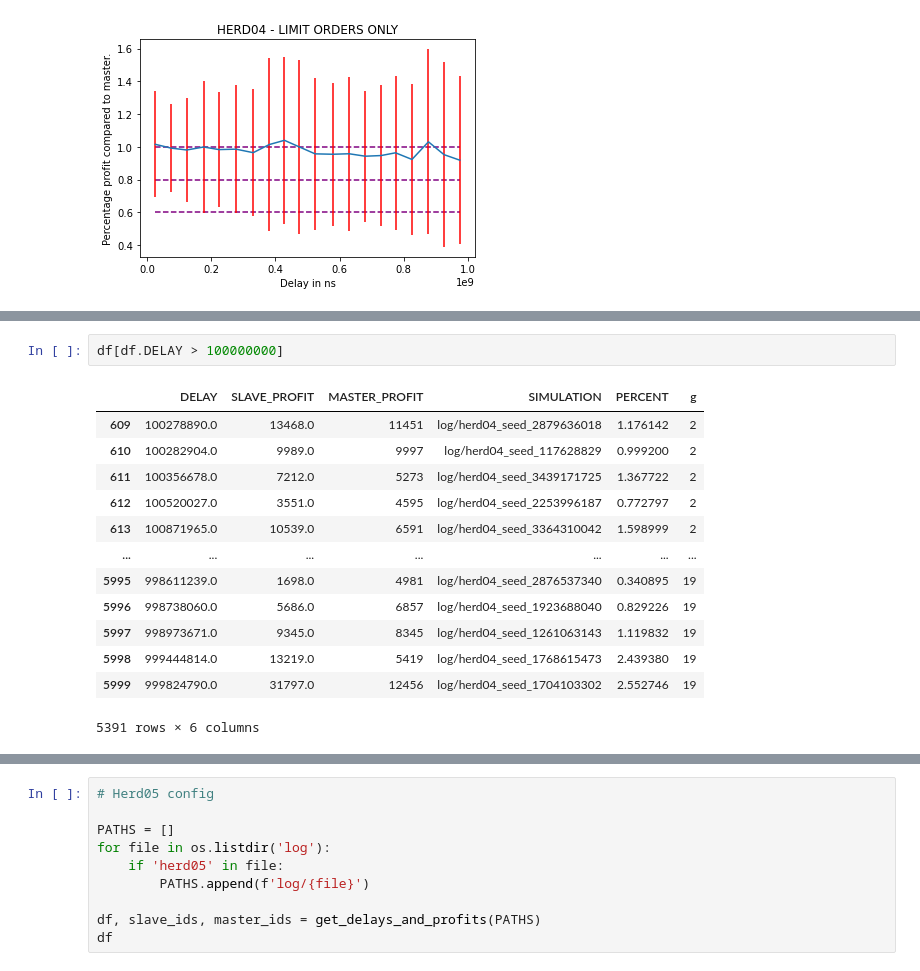
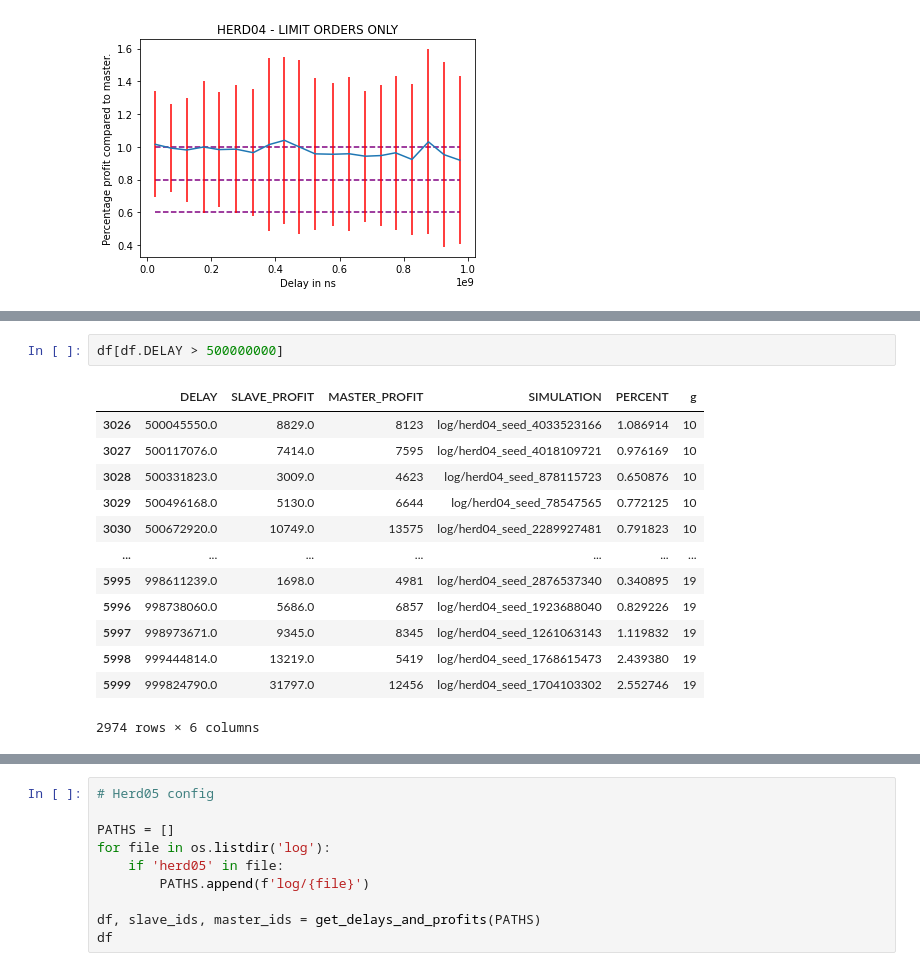
Before and after one commit to hogier/abides, a Jupyter notebook: explore.ipynb, the cells around one changed output, grey strips where cells are left out. Saved outputs shown, nothing was run; the diff lists cells and outputs as text.

```diff
--- a/explore.ipynb
+++ b/explore.ipynb
@@ -295,16 +293,16 @@ plt.show()
 # %%
-df[df.DELAY > 100000000]
+df[df.DELAY > 500000000]
 # %% [output]
 |  | DELAY | SLAVE_PROFIT | MASTER_PROFIT | SIMULATION | PERCENT | g |
-| 609 | 100278890.0 | 13468.0 | 11451 | log/herd04_seed_2879636018 | 1.176142 | 2 |
-| 610 | 100282904.0 | 9989.0 | 9997 | log/herd04_seed_117628829 | 0.999200 | 2 |
-| 611 | 100356678.0 | 7212.0 | 5273 | log/herd04_seed_3439171725 | 1.367722 | 2 |
-| 612 | 100520027.0 | 3551.0 | 4595 | log/herd04_seed_2253996187 | 0.772797 | 2 |
-| 613 | 100871965.0 | 10539.0 | 6591 | log/herd04_seed_3364310042 | 1.598999 | 2 |
+| 3026 | 500045550.0 | 8829.0 | 8123 | log/herd04_seed_4033523166 | 1.086914 | 10 |
+| 3027 | 500117076.0 | 7414.0 | 7595 | log/herd04_seed_4018109721 | 0.976169 | 10 |
+| 3028 | 500331823.0 | 3009.0 | 4623 | log/herd04_seed_878115723 | 0.650876 | 10 |
+| 3029 | 500496168.0 | 5130.0 | 6644 | log/herd04_seed_78547565 | 0.772125 | 10 |
+| 3030 | 500672920.0 | 10749.0 | 13575 | log/herd04_seed_2289927481 | 0.791823 | 10 |
 | ... | ... | ... | ... | ... | ... | ... |
 | 5995 | 998611239.0 | 1698.0 | 4981 | log/herd04_seed_2876537340 | 0.340895 | 19 |
 | 5996 | 998738060.0 | 5686.0 | 6857 | log/herd04_seed_1923688040 | 0.829226 | 19 |
 | 5997 | 998973671.0 | 9345.0 | 8345 | log/herd04_seed_1261063143 | 1.119832 | 19 |
 | 5998 | 999444814.0 | 13219.0 | 5419 | log/herd04_seed_1768615473 | 2.439380 | 19 |
 | 5999 | 999824790.0 | 31797.0 | 12456 | log/herd04_seed_1704103302 | 2.552746 | 19 |
-5391 rows × 6 columns
+2974 rows × 6 columns
```
Also changed, not shown: parts of 3 cells of this notebook, 3 other files.
